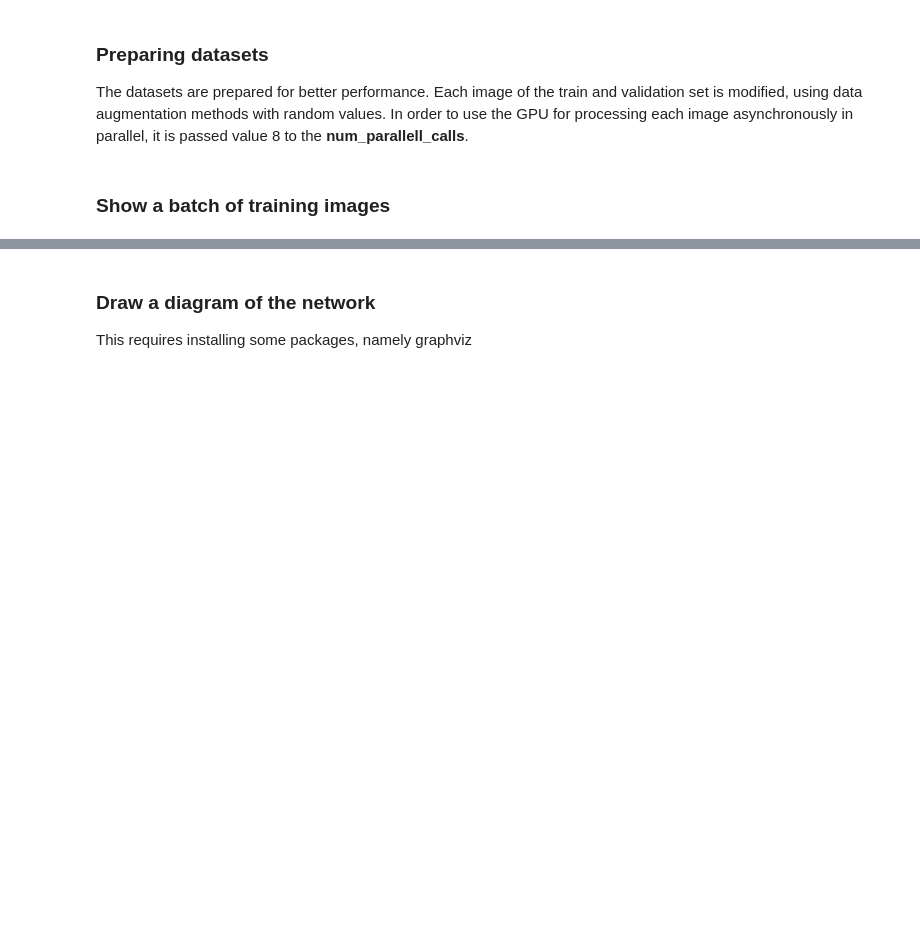
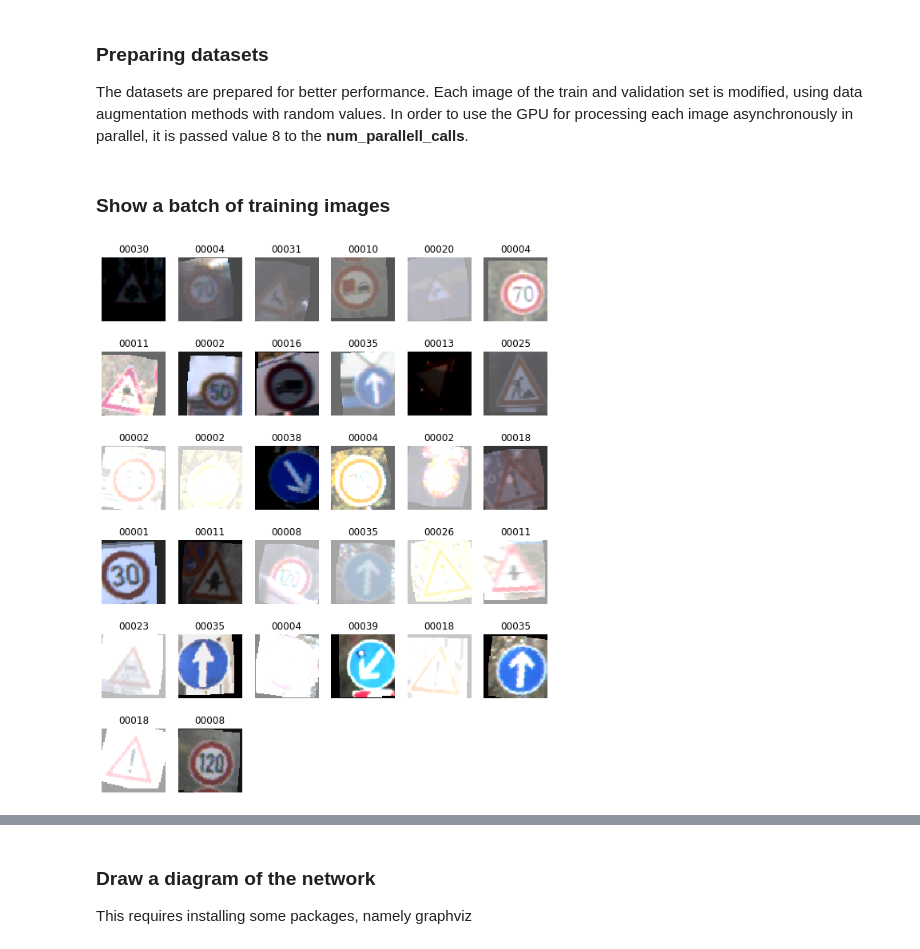
Before and after one commit to carlosc20/TA-2019-20, a Jupyter notebook: TP2/GTSR-TA2020.ipynb, the cells around one changed output, grey strips where cells are left out. Cells and saved outputs as stored; diff of their text form; code cells hidden in the pictures; blank space fills up the shorter version.

```diff
--- a/TP2/GTSR-TA2020.ipynb
+++ b/TP2/GTSR-TA2020.ipynb
@@ -39,7 +39,7 @@ Batch size is an important parameter when training a network. It can influence s
 Bigger images means more computation operations per layer as well as more memory requirements, but better filters. So we choose 64 x 64 images.
 # %%
 BATCH_SIZE = 32
-IMAGE_SIZE = 32
+IMAGE_SIZE = 64
 # %% [markdown]
 ### Prepare to load images
 
@@ -71,7 +82,7 @@ def get_label(file_path):
   # convert the path to a list of path components
   parts = tf.strings.split(file_path, os.path.sep)
   # The second to last is the class-directory
-  return parts[-2] == classNames
+  return parts[-2] == valClassNames
 
 def decode_img(img):
   # convert the compressed string to a 3D uint8 tensor
@@ -153,7 +173,6 @@ import random
 import tensorflow_addons as tfa
 
 def process_image(image, label):
-    image = tf.image.resize(image, (64,64))
 
     # Devolde um numero aleatorio, atraves de uma distribuição normal, de -0.25 até 0.249..9
     r = tf.random.uniform(shape=(), minval=0, maxval=1)* 0.5 - 0.25
@@ -168,12 +187,12 @@ def process_image(image, label):
     ry = tf.random.uniform(shape=(), minval=0, maxval=1) * 8 - 4
     # Aplica uma translação com o vetor [rx, ry]
     image = tfa.image.translate(image, [rx, ry])
+
     # Ajusta o hue, saturação e rgb
     # o hue é escolhido aleatoriamente num intervalo [-0.3, 0,3]
     # a saturaçao é escolhida aleatoriamente num intervalo [0.9, 1,1]
     # scale_value é escolhido aleatoriamente num intervalo [0.9, 1,3]
     image = tfa.image.random_hsv_in_yiq(image, 0.3, 0.9, 1.1, 0.9, 1.3)
-    image = tf.image.resize(image, (32,32))
 
     # Aumenta a brightness com um valor aleatorio de [-0.2, 0.8[
     # Todos os ... que sejam abaixo de 0.1 passam a ser 0.1
@@ -204,17 +223,19 @@ test_dataset = test_dataset.batch(batch_size=BATCH_SIZE)
 # %%
 def show_batch(image_batch, label_batch):
   columns = 6
   rows = BATCH_SIZE / columns + 1
   plt.figure(figsize=(10, 2 * rows))
   for n in range(BATCH_SIZE):
       ax = plt.subplot(rows, columns, n+1)
       plt.imshow((image_batch[n]))
-      plt.title(classNames[label_batch[n]==1][0])
+      plt.title(valClassNames[label_batch[n]==1][0])
       plt.axis('off')
 
 
 image_batch, label_batch = next(iter(train_dataset))
 show_batch(image_batch, label_batch.numpy())
+# %% [output]
+[figure, added]
 # %% [markdown]
 #### Number of Layers
 One good strategy is to add layers to the model util it starts to overfit.
```
Also changed, not shown: parts of 15 cells of this notebook, 1 other file.
